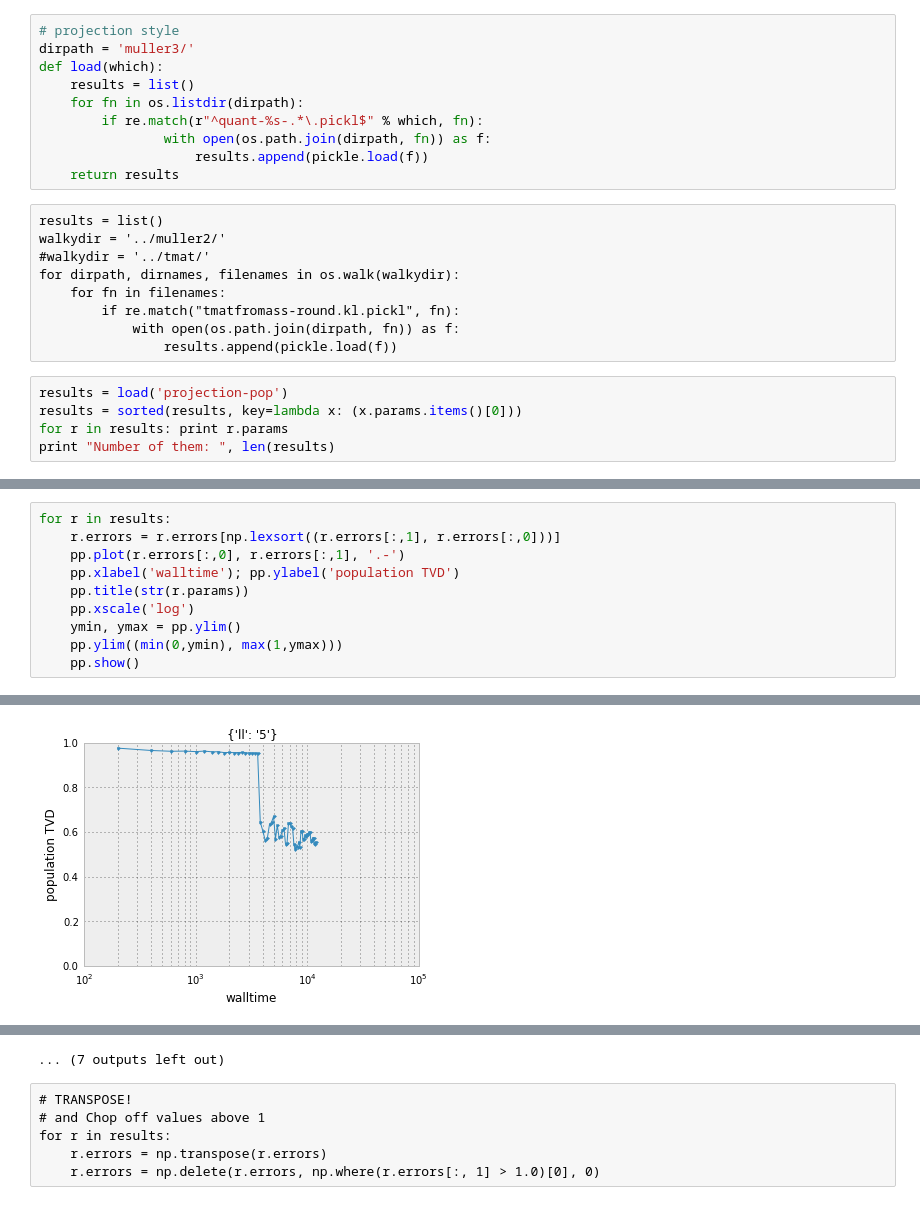
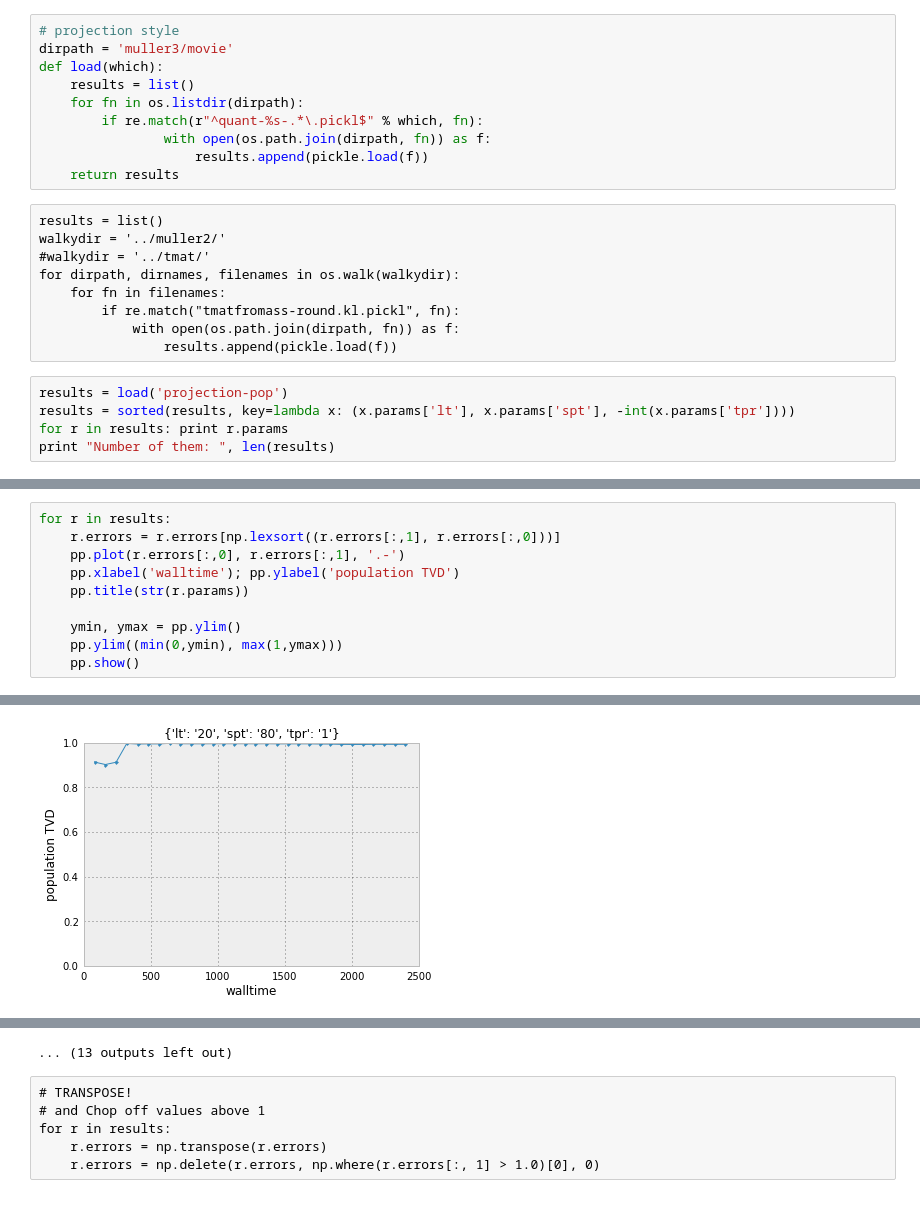
Before and after one commit to mpharrigan/quant-accel, a Jupyter notebook: tmat-accel/mullerkl.ipynb, the cells around one changed output, grey strips where cells are left out. Cells and saved outputs as stored; diff of their text form.

```diff
--- a/tmat-accel/mullerkl.ipynb
+++ b/tmat-accel/mullerkl.ipynb
@@ -20,7 +20,7 @@ cd ~/projects/quant-accel/
 /home/harrigan/projects/quant-accel
 # %%
 # projection style
-dirpath = 'muller3/'
+dirpath = 'muller3/movie'
 def load(which):
     results = list()
     for fn in os.listdir(dirpath):
@@ -39,7 +39,7 @@ for dirpath, dirnames, filenames in os.walk(walkydir):
                 results.append(pickle.load(f))
 # %%
 results = load('projection-pop')
-results = sorted(results, key=lambda x: (x.params.items()[0]))
+results = sorted(results, key=lambda x: (x.params['lt'], x.params['spt'], -int(x.params['tpr'])))
 for r in results: print r.params
 print "Number of them: ", len(results)
 # %% [output]
@@ -50,7 +66,7 @@ for r in results:
     pp.plot(r.errors[:,0], r.errors[:,1], '.-')
     pp.xlabel('walltime'); pp.ylabel('population TVD')
     pp.title(str(r.params))
-    pp.xscale('log')
+
     ymin, ymax = pp.ylim()
     pp.ylim((min(0,ymin), max(1,ymax)))
     pp.show()
@@ -63 +79 @@ for r in results:
-[figure, old version]
+[figure, new version]
@@ -70,4 +86,4 @@ for r in results:
-... (7 outputs left out)
+... (13 outputs left out)
 # %% [raw]
 # TRANSPOSE!
 # and Chop off values above 1
```
Also changed, not shown: parts of 9 cells of this notebook, 1 other file.
